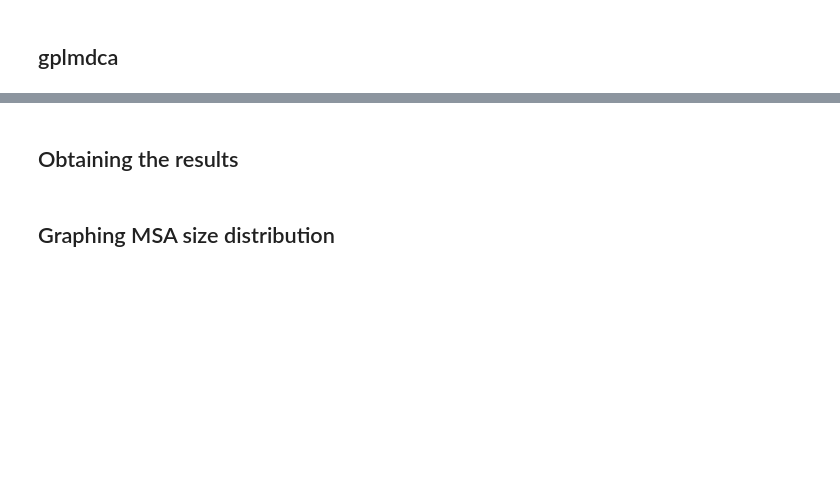
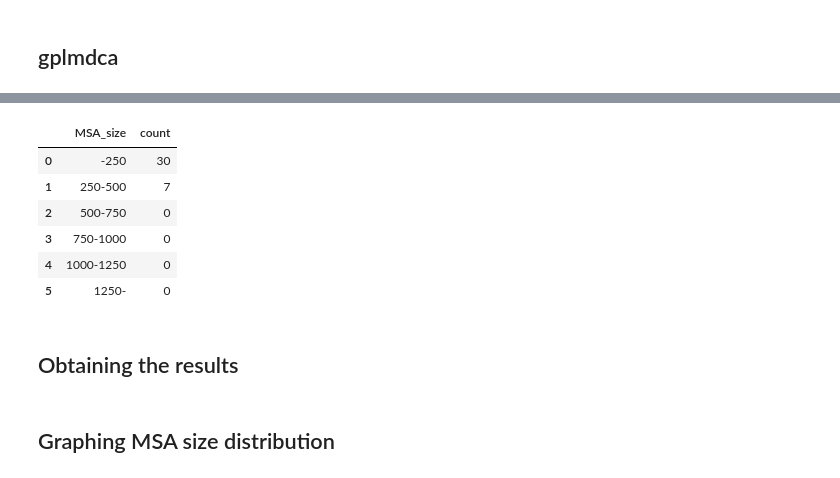
Before and after one commit to OrangeFrog210/constraint-map, a Jupyter notebook: pydca_vs_gplmDCA.ipynb, the cells around one changed output, grey strips where cells are left out. Cells and saved outputs as stored; diff of their text form; code cells hidden in the pictures; blank space fills up the shorter version.

```diff
--- a/pydca_vs_gplmDCA.ipynb
+++ b/pydca_vs_gplmDCA.ipynb
@@ -502,3 +462,17 @@ df_master_gplmdca
+# %%
+df_abin = df_master_gplmdca[df_master_gplmdca["Bin_x"] == "1290_1399"]
+bins = [-1, 250, 500, 750, 1000, 1250, np.inf]
+labels=["-250", "250-500", "500-750", "750-1000", "1000-1250", "1250-"]
+df_abin_grouped = df_abin.groupby(pd.cut(df_abin["MSA_size"], bins=bins, labels=labels)).size().reset_index(name='count')
+df_abin_grouped
+# %% [output]
+|  | MSA_size | count |
+| 0 | -250 | 30 |
+| 1 | 250-500 | 7 |
+| 2 | 500-750 | 0 |
+| 3 | 750-1000 | 0 |
+| 4 | 1000-1250 | 0 |
+| 5 | 1250- | 0 |
 # %%
 df_master_gplmdca.describe()
 # %%
```
Also changed, not shown: parts of 8 cells of this notebook.
